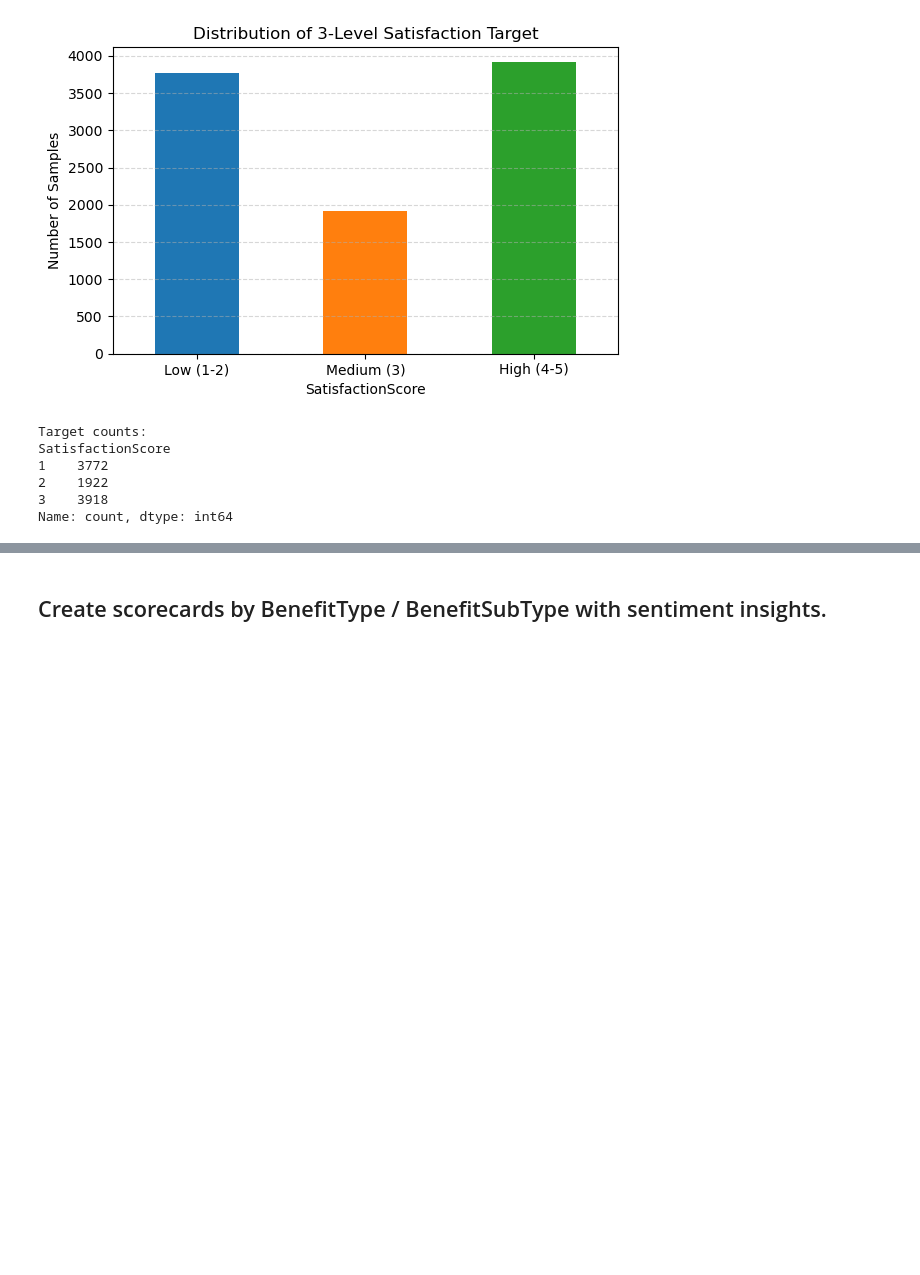
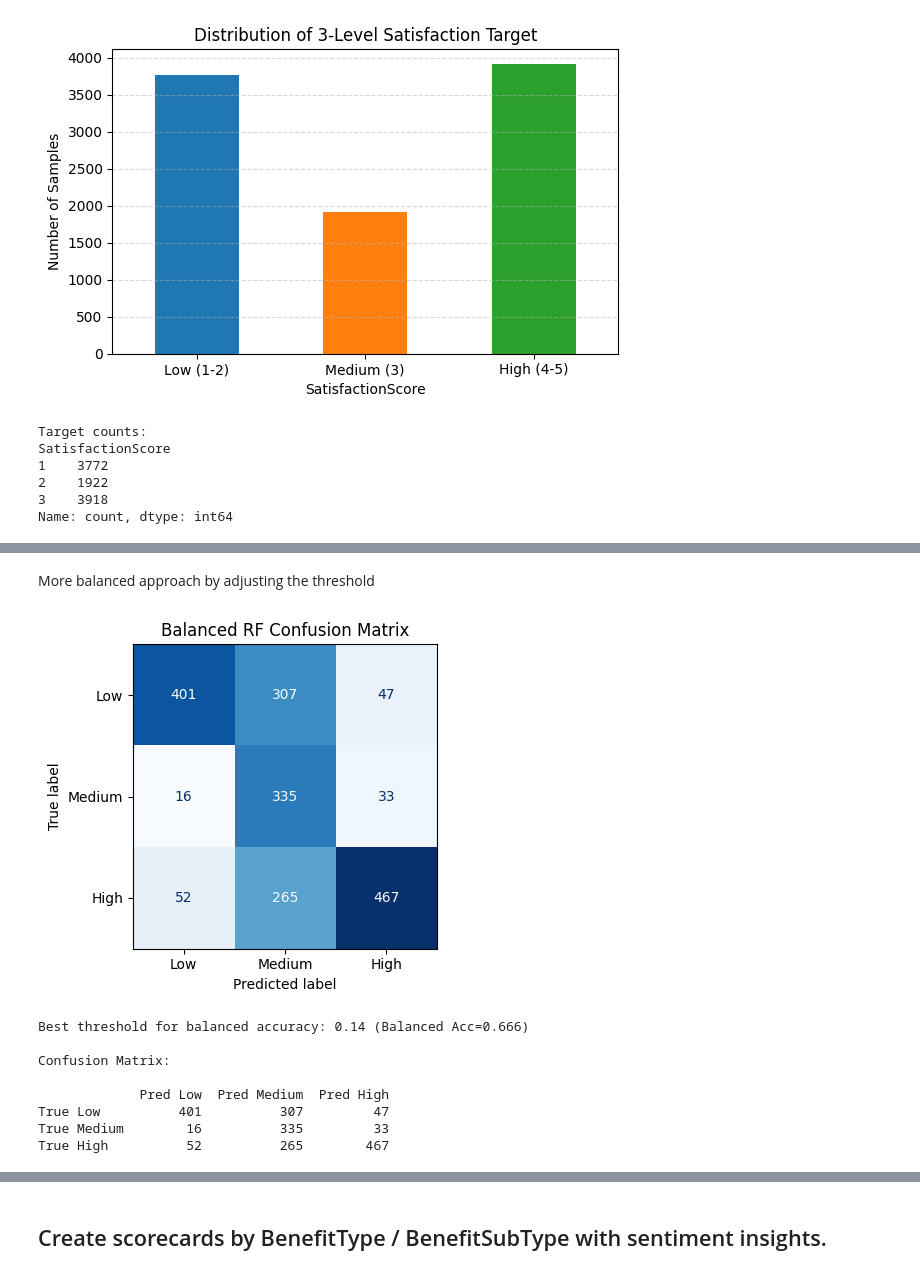
Before and after one commit to zemgabriela/TechLance, a Jupyter notebook: Employee Satisfaction Analysis.ipynb, the cells around one changed output, grey strips where cells are left out. Saved outputs shown, nothing was run; the diff lists cells and outputs as text; code cells hidden in the pictures; blank space fills up the shorter version.

```diff
--- a/Employee Satisfaction Analysis.ipynb
+++ b/Employee Satisfaction Analysis.ipynb
@@ -627,0 +692,48 @@ Name: count, dtype: int64
+# %% [markdown]
+More balanced approach by adjusting the threshold
+# %%
+
+# Calibrate RF probabilities if not already
+rf = models['Random Forest']
+calibrator = CalibratedClassifierCV(estimator=rf, method='sigmoid', cv=5)
+calibrator.fit(X_train, y_train)
+probs_cal = calibrator.predict_proba(X_test)
+
+# Find threshold maximizing balanced accuracy
+ths = np.linspace(0.1, 0.9, 41)
+best = {'t': None, 'bal_acc': 0}
+for t in ths:
+    y_pred_t = np.where(probs_cal[:,1] >= t, 2, np.argmax(probs_cal, axis=1) + 1)
+    bal_acc = balanced_accuracy_score(y_test, y_pred_t)
+    if bal_acc > best['bal_acc']:
+        best.update({'t': t, 'bal_acc': bal_acc})
+
+# Predict with best threshold
+y_final_bal = np.where(probs_cal[:,1] >= best['t'], 2, np.argmax(probs_cal, axis=1) + 1)
+
+# Compute confusion matrix
+cm = confusion_matrix(y_test, y_final_bal, labels=[1,2,3])
+cm_df = pd.DataFrame(cm, index=['True Low','True Medium','True High'], columns=['Pred Low','Pred Medium','Pred High'])
+
+# Plot confusion matrix
+disp = ConfusionMatrixDisplay(confusion_matrix=cm, display_labels=['Low','Medium','High'])
+fig, ax = plt.subplots(figsize=(6,4))
+disp.plot(ax=ax, cmap='Blues', colorbar=False)
+ax.set_title('Balanced RF Confusion Matrix')
+plt.tight_layout()
+plt.show()
+
+# Print matrix and best threshold
+print(f"Best threshold for balanced accuracy: {best['t']:.2f} (Balanced Acc={best['bal_acc']:.3f})\n")
+print("Confusion Matrix:\n")
+print(cm_df)
+# %% [output]
+[figure, added]
+Best threshold for balanced accuracy: 0.14 (Balanced Acc=0.666)
+
+Confusion Matrix:
+
+             Pred Low  Pred Medium  Pred High
+True Low          401          307         47
+True Medium        16          335         33
+True High          52          265        467
```
Also changed, not shown: parts of 15 cells of this notebook.
